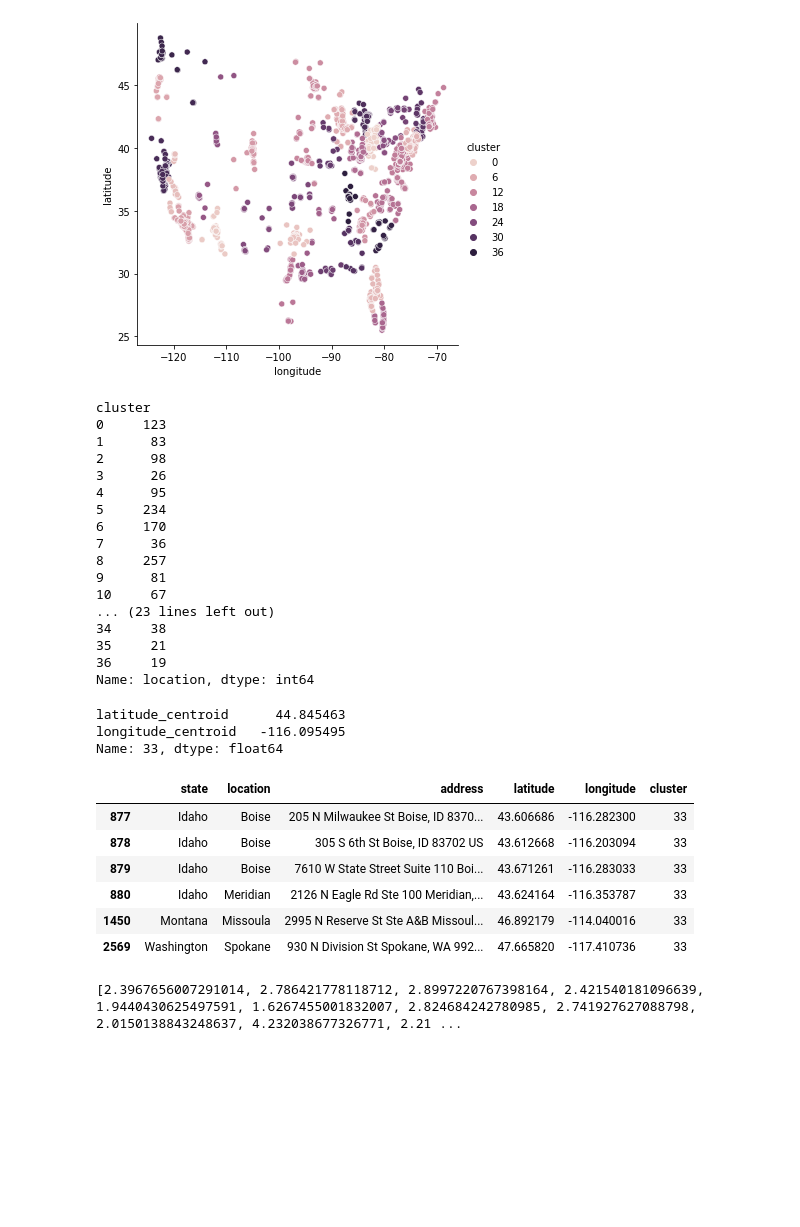
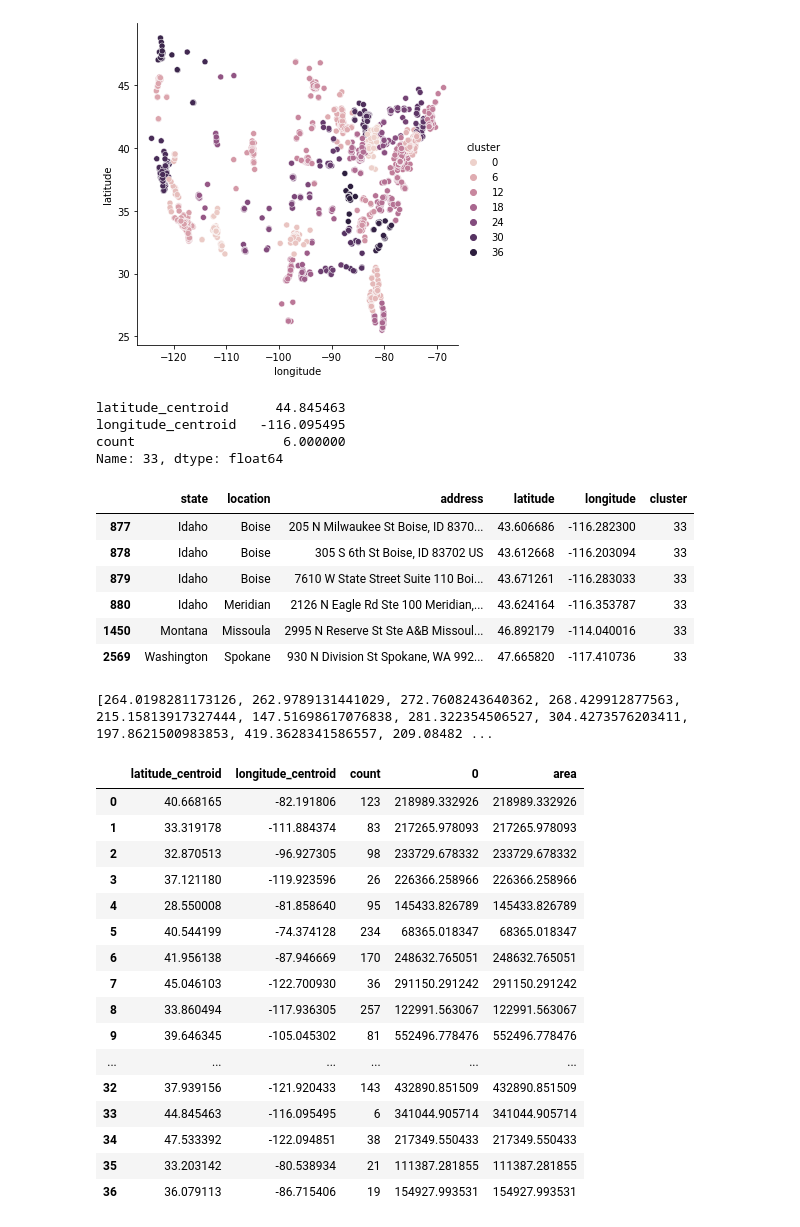
Before and after one commit to Melvin-Leroy/clustering, a Jupyter notebook: notebooks/mapping.ipynb, the cells around one changed output. Cells and saved outputs as stored; diff of their text form; code cells hidden in the pictures; blank space fills up the shorter version.

```diff
--- a/notebooks/mapping.ipynb
+++ b/notebooks/mapping.ipynb
@@ -193,31 +205,14 @@ sns.relplot(data=chipotle_clusters, x="longitude", y="latitude", hue="cluster")
 <seaborn.axisgrid.FacetGrid at 0x...>
 [figure]
 # %%
-chipotle_clusters["count"] = chipotle_clusters.groupby("cluster")["location"].count()
+cluster_centroids["count"] = chipotle_clusters.groupby("cluster")["location"].count()
-# %% [output]
-cluster
-0     123
-1      83
-2      98
-3      26
-4      95
-5     234
-6     170
-7      36
-8     257
-9      81
-10     67
-... (23 lines left out)
-34     38
-35     21
-36     19
-Name: location, dtype: int64
 # %%
 print(cluster_centroids.iloc[33])
 chipotle_clusters[chipotle_clusters["cluster"] == 33]
 # %% [output]
 latitude_centroid      44.845463
 longitude_centroid   -116.095495
+count                   6.000000
 Name: 33, dtype: float64
 |  | state | location | address | latitude | longitude | cluster |
 | 877 | Idaho | Boise | 205 N Milwaukee St Boise, ID 8370... | 43.606686 | -116.282300 | 33 |
@@ -244,7 +239,7 @@ for i in range(37):
 
         point = (latitude, longitude)
 
-        distance = geopy.distance.vincenty(centroide, point).km
+        distance = geopy.distance.distance(centroide, point).km
 
         if distance > max_distance:
             max_distance = distance
@@ -253,14 +248,31 @@ for i in range(37):
 
 print(max_distance_list)
 # %% [output]
-[2.3967656007291014, 2.786421778118712, 2.8997220767398164, 2.421540181096639, 1.9440430625497591, 1.6267455001832007, 2.824684242780985, 2.741927627088798, 2.0150138843248637, 4.232038677326771, 2.21 ...
+[264.0198281173126, 262.9789131441029, 272.7608243640362, 268.429912877563, 215.15813917327444, 147.51698617076838, 281.322354506527, 304.4273576203411, 197.8621500983853, 419.3628341586557, 209.08482 ...
 # %%
 def area_circle(list):
     return [math.pi * i ** 2 for i in list]
 
 areas = area_circle(max_distance_list)
 # %%
-df_area = pd.DataFrame(areas)
+df_area = pd.DataFrame(areas, columns=["area"])
 cluster_centroids = cluster_centroids.join(df_area)
-
-cluster_centroids["shop_area_density"] = cluster_centroids["count"] / cluster_centroids["area"]
+cluster_centroids
+# %% [output]
+|  | latitude_centroid | longitude_centroid | count | 0 | area |
+| 0 | 40.668165 | -82.191806 | 123 | 218989.332926 | 218989.332926 |
+| 1 | 33.319178 | -111.884374 | 83 | 217265.978093 | 217265.978093 |
+| 2 | 32.870513 | -96.927305 | 98 | 233729.678332 | 233729.678332 |
+| 3 | 37.121180 | -119.923596 | 26 | 226366.258966 | 226366.258966 |
+| 4 | 28.550008 | -81.858640 | 95 | 145433.826789 | 145433.826789 |
+| 5 | 40.544199 | -74.374128 | 234 | 68365.018347 | 68365.018347 |
+| 6 | 41.956138 | -87.946669 | 170 | 248632.765051 | 248632.765051 |
+| 7 | 45.046103 | -122.700930 | 36 | 291150.291242 | 291150.291242 |
+| 8 | 33.860494 | -117.936305 | 257 | 122991.563067 | 122991.563067 |
+| 9 | 39.646345 | -105.045302 | 81 | 552496.778476 | 552496.778476 |
+| ... | ... | ... | ... | ... | ... |
+| 32 | 37.939156 | -121.920433 | 143 | 432890.851509 | 432890.851509 |
+| 33 | 44.845463 | -116.095495 | 6 | 341044.905714 | 341044.905714 |
+| 34 | 47.533392 | -122.094851 | 38 | 217349.550433 | 217349.550433 |
+| 35 | 33.203142 | -80.538934 | 21 | 111387.281855 | 111387.281855 |
+| 36 | 36.079113 | -86.715406 | 19 | 154927.993531 | 154927.993531 |
```
Also changed, not shown: parts of 11 cells of this notebook, 1 other file.
